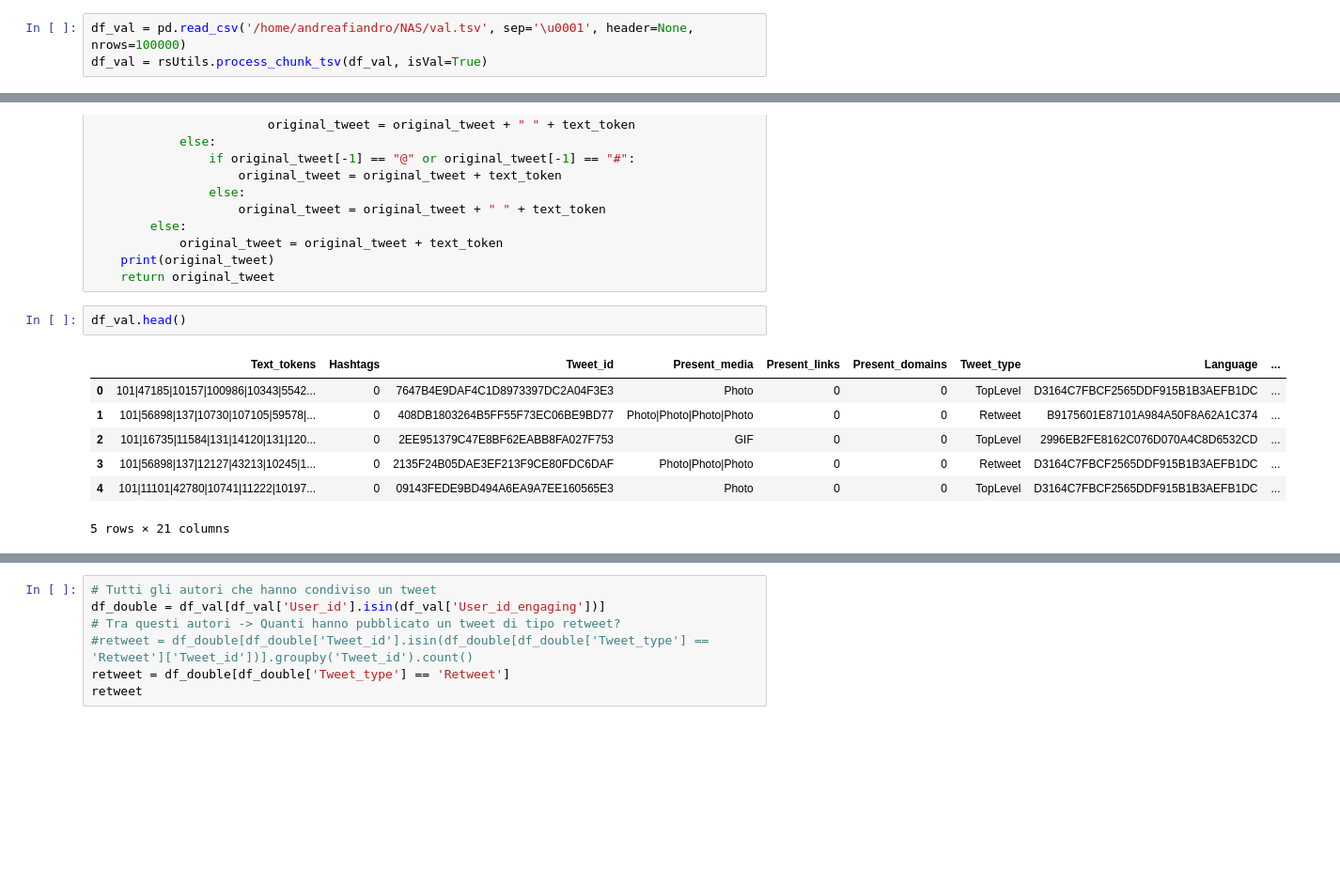
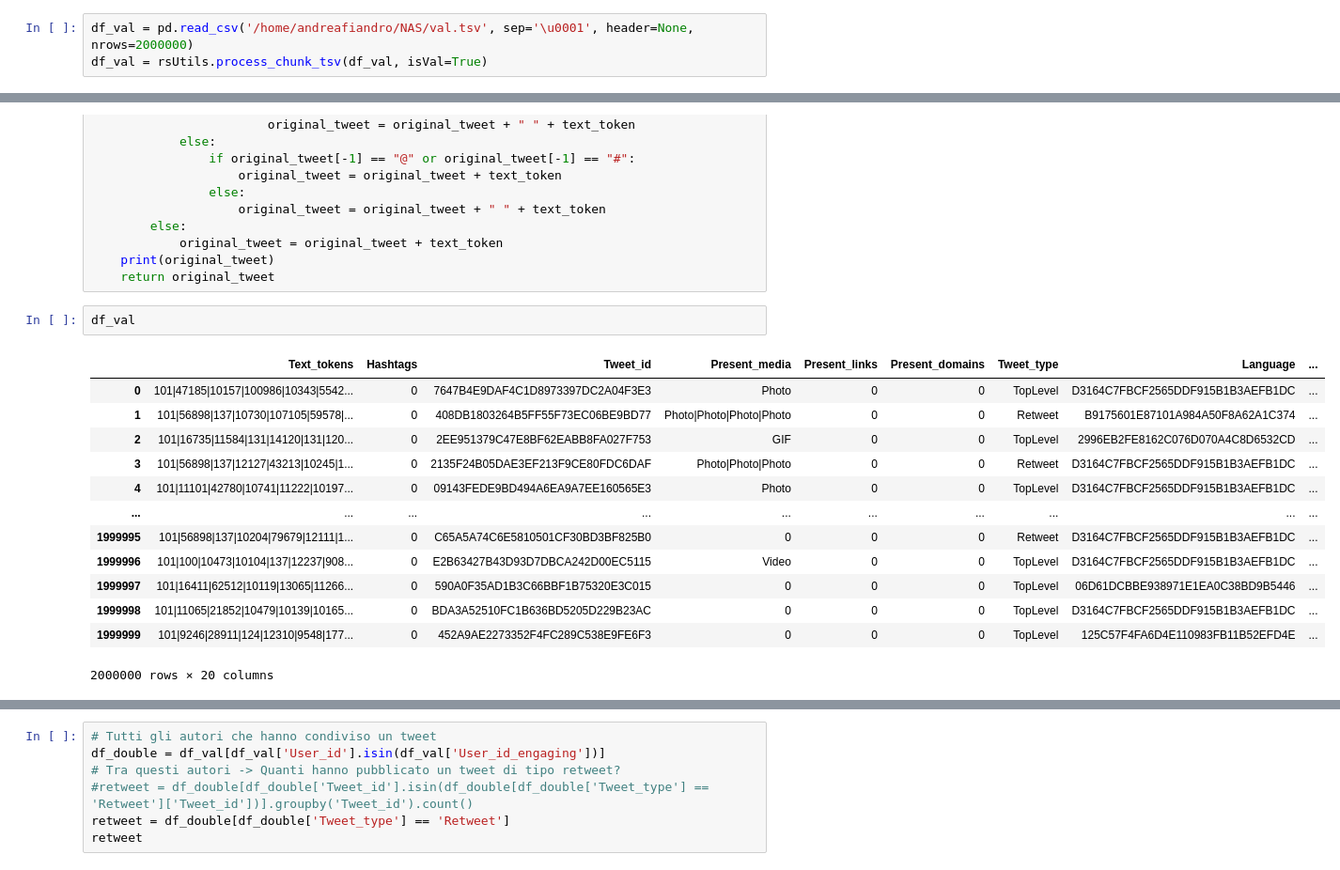
Before and after one commit to andreafiandro/recsys2020, a Jupyter notebook: Notebook/Analisi Validation.ipynb, the cells around one changed output, grey strips where cells are left out. Shown: that part at 94% size. Drawn from its saved outputs; the diff is of its cells as text; blank space fills up the shorter version.

```diff
--- a/Notebook/Analisi Validation.ipynb
+++ b/Notebook/Analisi Validation.ipynb
@@ -11,7 +11,7 @@ import numpy as np
 # %%
 rsUtils = RecSysUtility('/home/andreafiandro/NAS/training.tsv')
 # %%
-df_val = pd.read_csv('/home/andreafiandro/NAS/val.tsv', sep='\u0001', header=None, nrows=100000)
+df_val = pd.read_csv('/home/andreafiandro/NAS/val.tsv', sep='\u0001', header=None, nrows=2000000)
 df_val = rsUtils.process_chunk_tsv(df_val, isVal=True)
 # %% [markdown]
 ## Overview dei dati
@@ -221,12 +221,18 @@ def from_token_to_text(text_tokens, print_token=True):
     print(original_tweet)
     return original_tweet
 # %%
-df_val.head()
+df_val
 # %% [output]
 |  | Text_tokens | Hashtags | Tweet_id | Present_media | Present_links | Present_domains | Tweet_type | Language | ... |
 | 0 | 101|47185|10157|100986|10343|5542... | 0 | 7647B4E9DAF4C1D8973397DC2A04F3E3 | Photo | 0 | 0 | TopLevel | D3164C7FBCF2565DDF915B1B3AEFB1DC | ... |
 | 1 | 101|56898|137|10730|107105|59578|... | 0 | 408DB1803264B5FF55F73EC06BE9BD77 | Photo|Photo|Photo|Photo | 0 | 0 | Retweet | B9175601E87101A984A50F8A62A1C374 | ... |
 | 2 | 101|16735|11584|131|14120|131|120... | 0 | 2EE951379C47E8BF62EABB8FA027F753 | GIF | 0 | 0 | TopLevel | 2996EB2FE8162C076D070A4C8D6532CD | ... |
 | 3 | 101|56898|137|12127|43213|10245|1... | 0 | 2135F24B05DAE3EF213F9CE80FDC6DAF | Photo|Photo|Photo | 0 | 0 | Retweet | D3164C7FBCF2565DDF915B1B3AEFB1DC | ... |
 | 4 | 101|11101|42780|10741|11222|10197... | 0 | 09143FEDE9BD494A6EA9A7EE160565E3 | Photo | 0 | 0 | TopLevel | D3164C7FBCF2565DDF915B1B3AEFB1DC | ... |
+| ... | ... | ... | ... | ... | ... | ... | ... | ... | ... |
+| 1999995 | 101|56898|137|10204|79679|12111|1... | 0 | C65A5A74C6E5810501CF30BD3BF825B0 | 0 | 0 | 0 | Retweet | D3164C7FBCF2565DDF915B1B3AEFB1DC | ... |
+| 1999996 | 101|100|10473|10104|137|12237|908... | 0 | E2B63427B43D93D7DBCA242D00EC5115 | Video | 0 | 0 | TopLevel | D3164C7FBCF2565DDF915B1B3AEFB1DC | ... |
+| 1999997 | 101|16411|62512|10119|13065|11266... | 0 | 590A0F35AD1B3C66BBF1B75320E3C015 | 0 | 0 | 0 | TopLevel | 06D61DCBBE938971E1EA0C38BD9B5446 | ... |
+| 1999998 | 101|11065|21852|10479|10139|10165... | 0 | BDA3A52510FC1B636BD5205D229B23AC | 0 | 0 | 0 | TopLevel | D3164C7FBCF2565DDF915B1B3AEFB1DC | ... |
+| 1999999 | 101|9246|28911|124|12310|9548|177... | 0 | 452A9AE2273352F4FC289C538E9FE6F3 | 0 | 0 | 0 | TopLevel | 125C57F4FA6D4E110983FB11B52EFD4E | ... |
-5 rows × 21 columns
+2000000 rows × 20 columns
```
Also changed, not shown: parts of 3 cells of this notebook, 1 other file.
